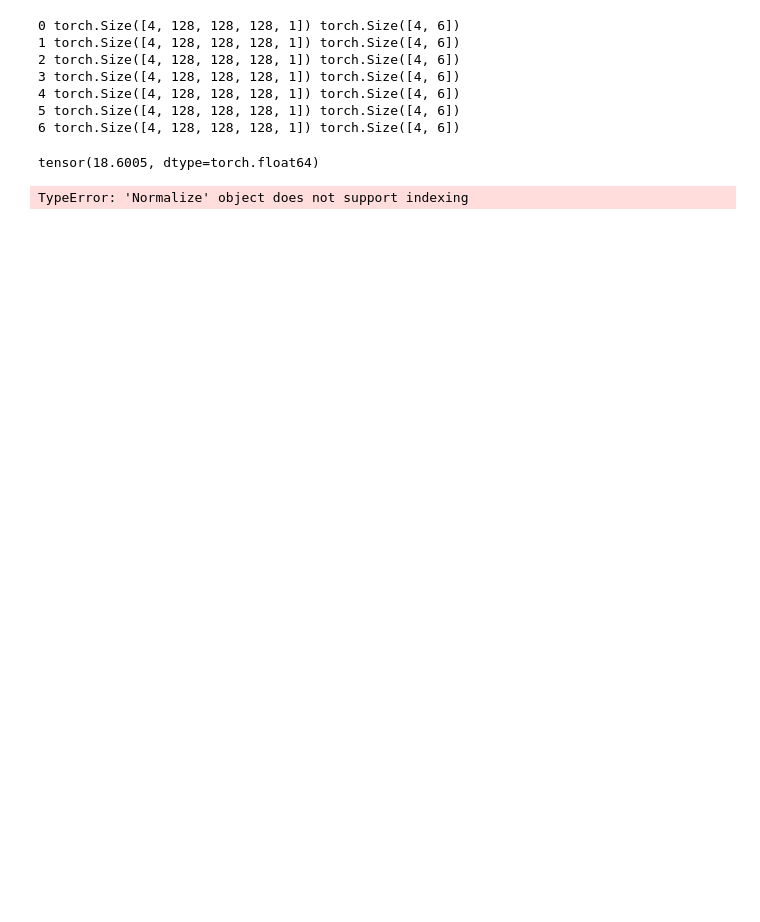
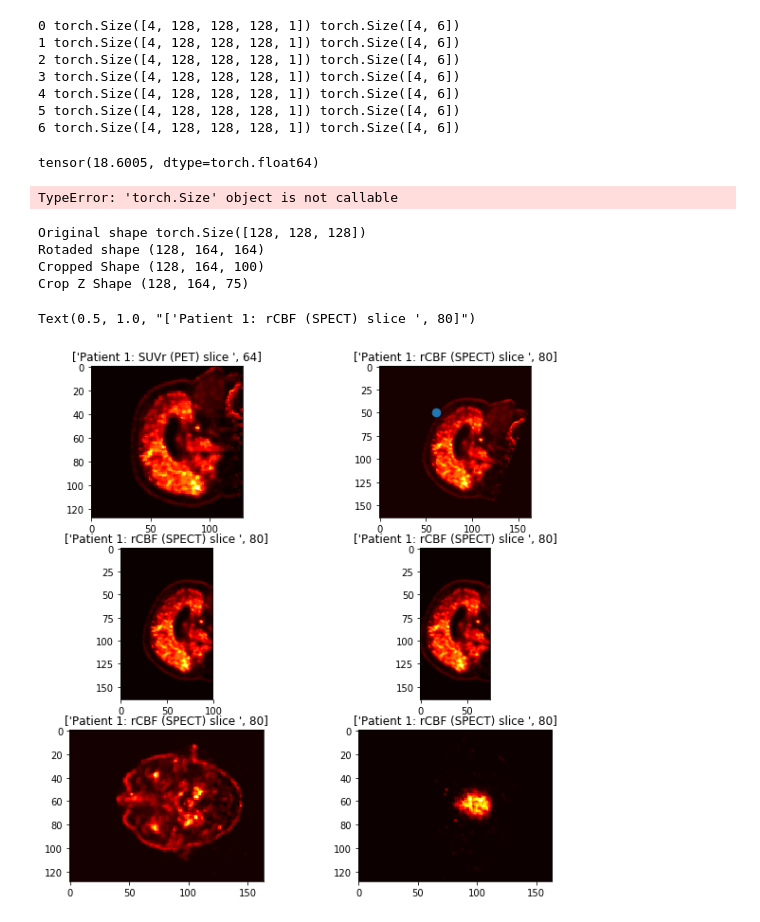
Before and after one commit to NilsErlanson/Project-PD-APD-classifcation, a Jupyter notebook: Dataset.ipynb, the cells around one changed output. Drawn from its saved outputs; the diff is of its cells as text; code cells hidden in the pictures; blank space fills up the shorter version.

```diff
--- a/Dataset.ipynb
+++ b/Dataset.ipynb
@@ -96,12 +282,66 @@ for i_batch, sample_batched in enumerate(dataloader):
 # %%
 sample = dataset.__getitem__(7)
 print(torch.mean(sample[0]))
+print(sample[0].shape())
 # %% [output]
 tensor(18.6005, dtype=torch.float64)
+TypeError: 'torch.Size' object is not callable
 # %%
 import torchvision
 normData =torchvision.transforms.Normalize(Datasest,std=1)
-# %%
-sam
-# %% [output]
-TypeError: 'Normalize' object does not support indexing
+# %%
+import scipy.ndimage
+
+%matplotlib inline
+fig, axs = plt.subplots(3, 2, figsize=(10,10))
+
+
+
+sample=datasetCBF.__getitem__(26)
+#print(sample[0].size())
+image1=np.squeeze(sample[0])
+#image2=np.squeeze(sample[0])
+
+print("Original shape",image1.size())
+#ROTATE PIC
+imageROT=scipy.ndimage.interpolation.rotate(image1,-20,axes=(1,2))
+print("Rotaded shape",imageROT.shape)
+#CROP ACCORDING TO CENTRUM
+
+position=np.array([61, 50 ,73])
+nrPixelsxy=40
+nrPixelsz1=50
+z2=25
+
+#Different crops
+#cropped  = imageROT[position[0]-nrPixelsxy:position[0]+nrPixelsxy, position[1]-nrPixelsxy:position[1]+nrPixelsxy, position[2]-nrPixelsz:position[2]+nrPixelsz]
+croppedz=imageROT[:,:,position[2]-nrPixelsz:position[2]+(nrPixelsz)]
+croppedz1=imageROT[:,:,position[2]-z2:position[2]+(nrPixelsz)]
+
+print("Cropped Shape",croppedz.shape)
+print("Crop Z Shape",croppedz1.shape)
+
+
+sliceNr1=64
+sliceNr2=80
+
+axs[0, 0].imshow(image1[60,:,:],cmap='hot') #SUVr
+axs[0, 0].set_title(['Patient 1: SUVr (PET) slice ', sliceNr1])
+axs[0,1].scatter(61,50,73)
+axs[0, 1].imshow(imageROT[60,:,:],cmap='hot') #SUVr
+axs[0, 1].set_title(['Patient 1: rCBF (SPECT) slice ', sliceNr2])
+axs[1, 0].imshow(croppedz[60,:,:],cmap='hot') #SUVr
+axs[1, 0].set_title(['Patient 1: rCBF (SPECT) slice ', sliceNr2])
+axs[1, 1].imshow(croppedz1[60,:,:],cmap='hot') #SUVr
+axs[1, 1].set_title(['Patient 1: rCBF (SPECT) slice ', sliceNr2])
+axs[2, 0].imshow(croppedz1[:,:,-1],cmap='hot') #SUVr
+axs[2, 0].set_title(['Patient 1: rCBF (SPECT) slice ', sliceNr2])
+axs[2, 1].imshow(croppedz1[:,:,0],cmap='hot') #SUVr
+axs[2, 1].set_title(['Patient 1: rCBF (SPECT) slice ', sliceNr2])
+# %% [output]
+Original shape torch.Size([128, 128, 128])
+Rotaded shape (128, 164, 164)
+Cropped Shape (128, 164, 100)
+Crop Z Shape (128, 164, 75)
+Text(0.5, 1.0, "['Patient 1: rCBF (SPECT) slice ', 80]")
+[figure, added]
```
Also changed, not shown: parts of 11 cells of this notebook.
